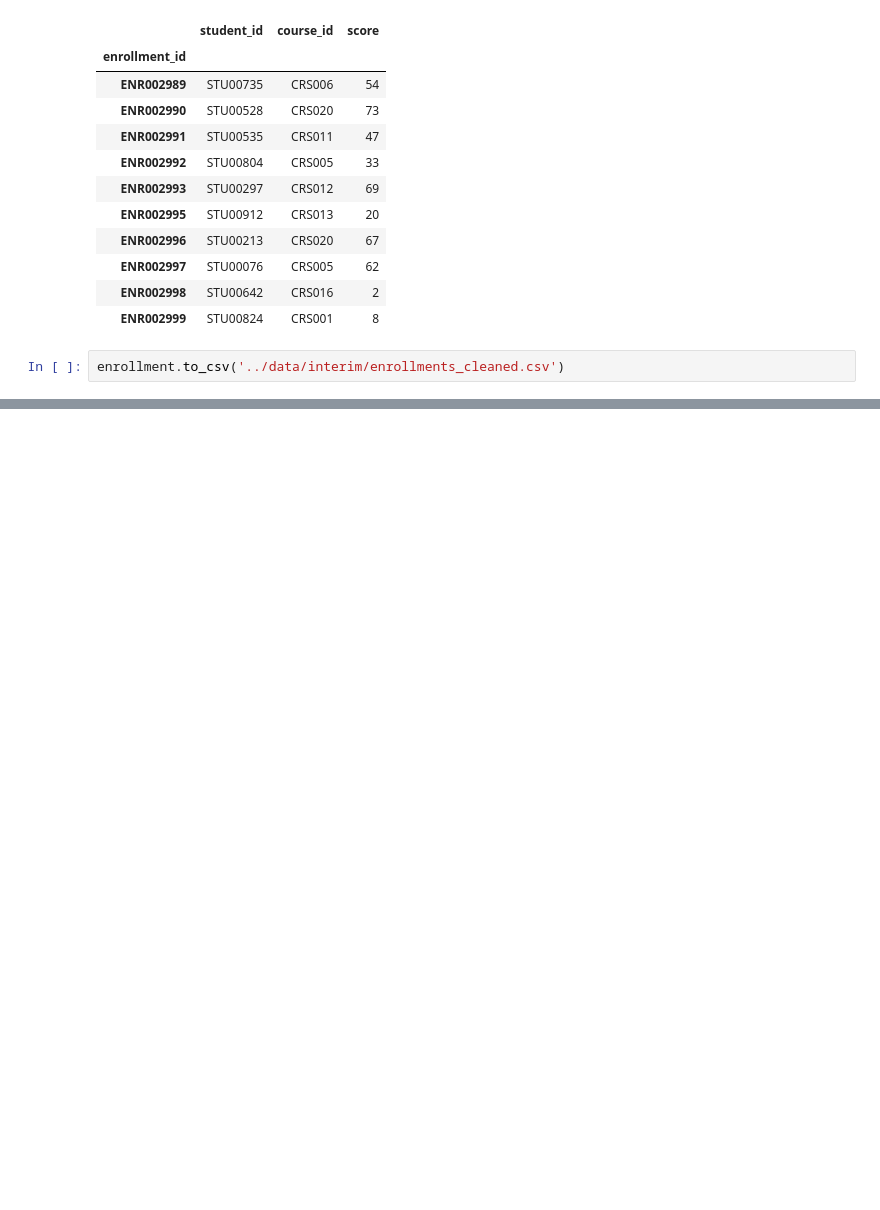
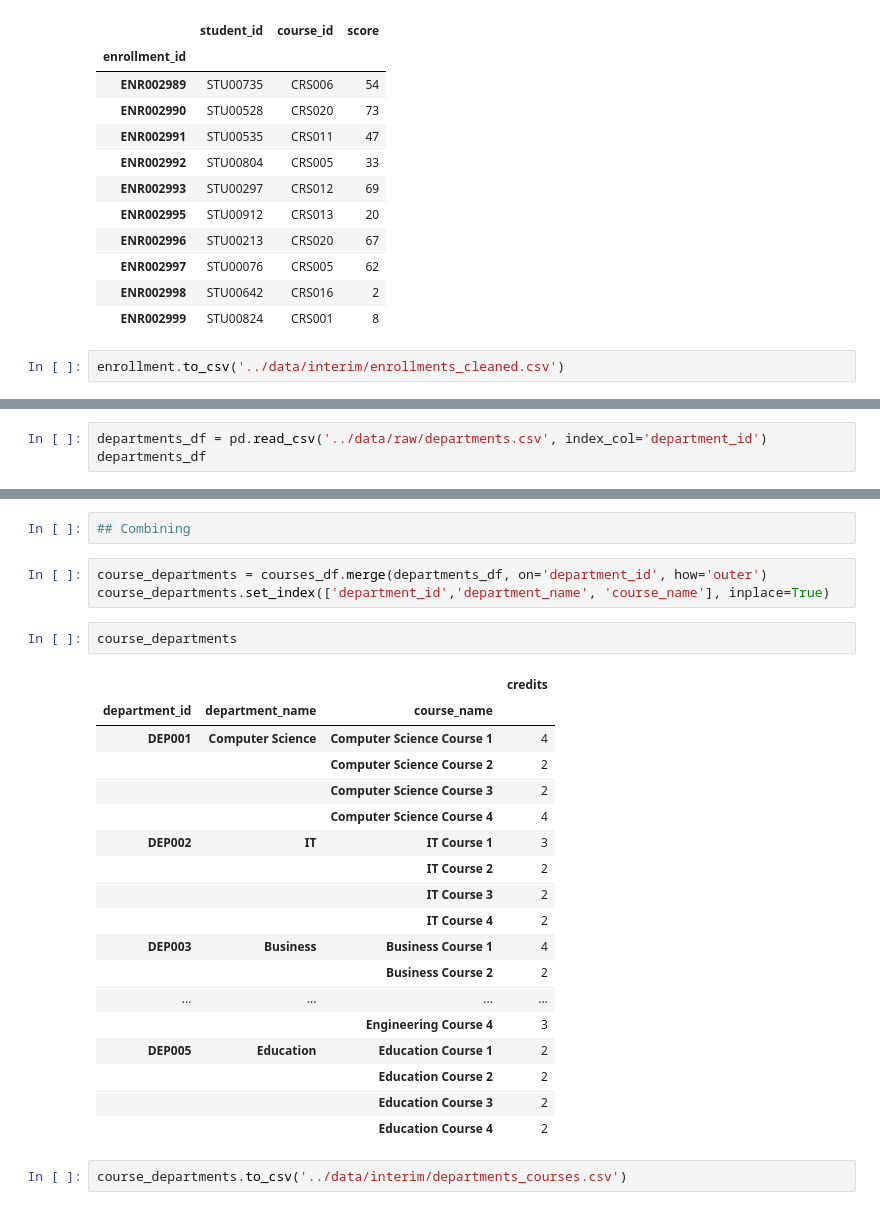
Before and after one commit to Hashim-baya/Data_Science, a Jupyter notebook: Student_Records_Analysis/notebooks/02_data_cleaning.ipynb, the cells around one changed output, grey strips where cells are left out. Cells and saved outputs as stored; diff of their text form; blank space fills up the shorter version.

```diff
--- a/Student_Records_Analysis/notebooks/02_data_cleaning.ipynb
+++ b/Student_Records_Analysis/notebooks/02_data_cleaning.ipynb
@@ -400,0 +504,3 @@ enrollment.to_csv('../data/interim/enrollments_cleaned.csv')
+# %%
+departments_df = pd.read_csv('../data/raw/departments.csv', index_col='department_id')
+departments_df
@@ -400,0 +525,28 @@ enrollment.to_csv('../data/interim/enrollments_cleaned.csv')
+# %%
+## Combining
+# %%
+course_departments = courses_df.merge(departments_df, on='department_id', how='outer')
+course_departments.set_index(['department_id','department_name', 'course_name'], inplace=True)
+# %%
+course_departments
+# %% [output]
+|  |  |  | credits |
+| department_id | department_name | course_name |  |
+| DEP001 | Computer Science | Computer Science Course 1 | 4 |
+|  |  | Computer Science Course 2 | 2 |
+|  |  | Computer Science Course 3 | 2 |
+|  |  | Computer Science Course 4 | 4 |
+| DEP002 | IT | IT Course 1 | 3 |
+|  |  | IT Course 2 | 2 |
+|  |  | IT Course 3 | 2 |
+|  |  | IT Course 4 | 2 |
+| DEP003 | Business | Business Course 1 | 4 |
+|  |  | Business Course 2 | 2 |
+| ... | ... | ... | ... |
+|  |  | Engineering Course 4 | 3 |
+| DEP005 | Education | Education Course 1 | 2 |
+|  |  | Education Course 2 | 2 |
+|  |  | Education Course 3 | 2 |
+|  |  | Education Course 4 | 2 |
+# %%
+course_departments.to_csv('../data/interim/departments_courses.csv')
```
Also changed, not shown: parts of 10 cells of this notebook, 1 other file.
